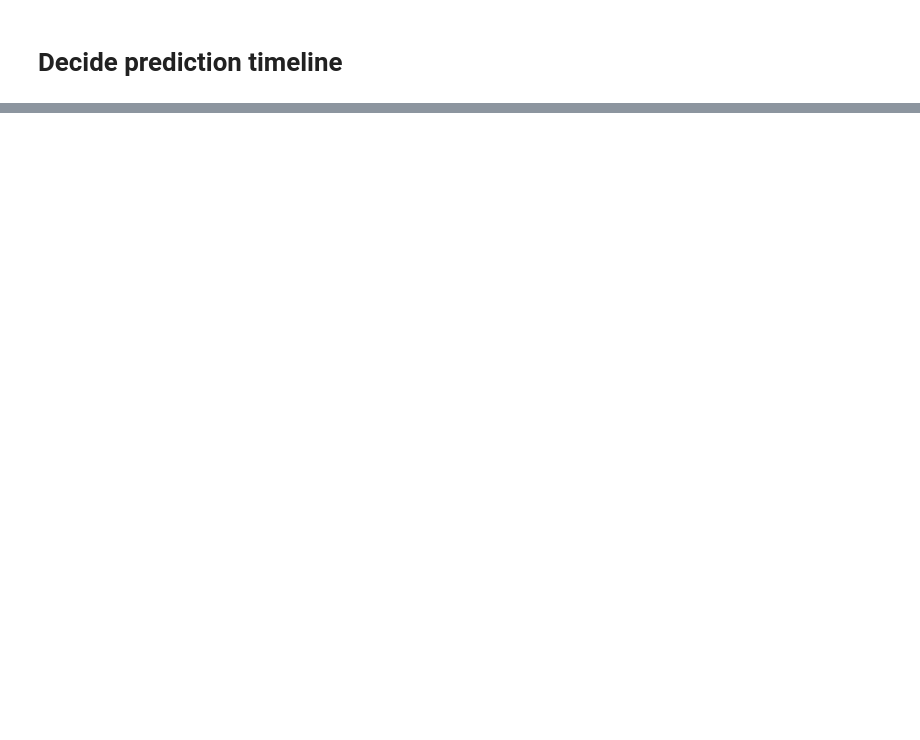
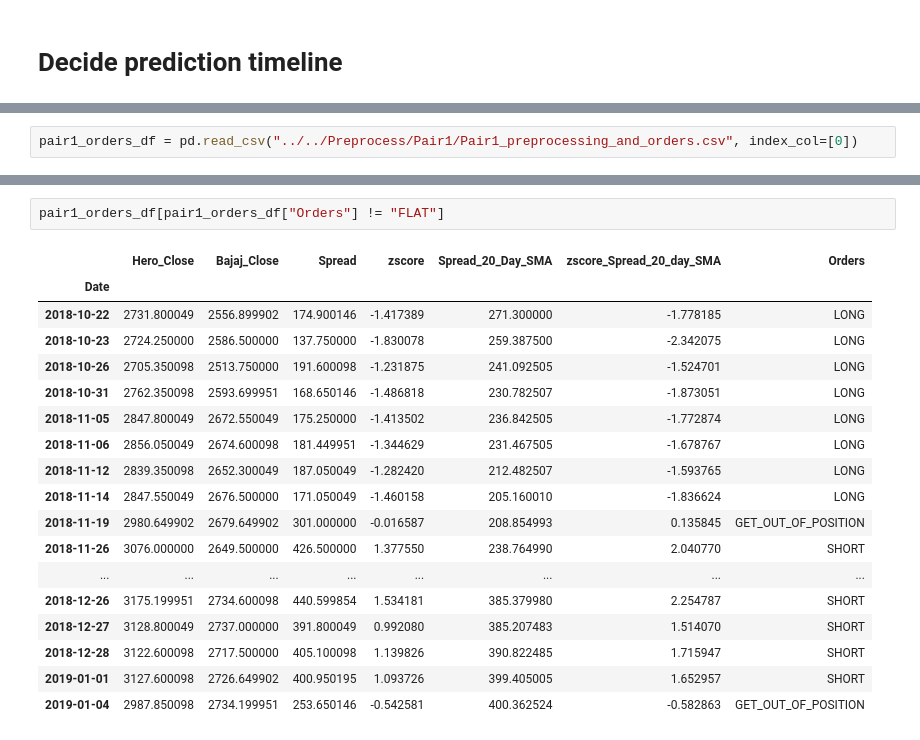
Before and after one commit to Varun487/DataAnalytics_PairTradingModels, a Jupyter notebook: Models/Pair1/Pair1_Linear_Regression_Model.ipynb, the cells around one changed output, grey strips where cells are left out. Cells and saved outputs as stored; diff of their text form; blank space fills up the shorter version.

```diff
--- a/Models/Pair1/Pair1_Linear_Regression_Model.ipynb
+++ b/Models/Pair1/Pair1_Linear_Regression_Model.ipynb
@@ -32,0 +52,2 @@ bajaj_df.head()
+# %%
+pair1_orders_df = pd.read_csv("../../Preprocess/Pair1/Pair1_preprocessing_and_orders.csv", index_col=[0])
@@ -32,0 +64,21 @@ bajaj_df.head()
+# %%
+pair1_orders_df[pair1_orders_df["Orders"] != "FLAT"]
+# %% [output]
+|  | Hero_Close | Bajaj_Close | Spread | zscore | Spread_20_Day_SMA | zscore_Spread_20_day_SMA | Orders |
+| Date |  |  |  |  |  |  |  |
+| 2018-10-22 | 2731.800049 | 2556.899902 | 174.900146 | -1.417389 | 271.300000 | -1.778185 | LONG |
+| 2018-10-23 | 2724.250000 | 2586.500000 | 137.750000 | -1.830078 | 259.387500 | -2.342075 | LONG |
+| 2018-10-26 | 2705.350098 | 2513.750000 | 191.600098 | -1.231875 | 241.092505 | -1.524701 | LONG |
+| 2018-10-31 | 2762.350098 | 2593.699951 | 168.650146 | -1.486818 | 230.782507 | -1.873051 | LONG |
+| 2018-11-05 | 2847.800049 | 2672.550049 | 175.250000 | -1.413502 | 236.842505 | -1.772874 | LONG |
+| 2018-11-06 | 2856.050049 | 2674.600098 | 181.449951 | -1.344629 | 231.467505 | -1.678767 | LONG |
+| 2018-11-12 | 2839.350098 | 2652.300049 | 187.050049 | -1.282420 | 212.482507 | -1.593765 | LONG |
+| 2018-11-14 | 2847.550049 | 2676.500000 | 171.050049 | -1.460158 | 205.160010 | -1.836624 | LONG |
+| 2018-11-19 | 2980.649902 | 2679.649902 | 301.000000 | -0.016587 | 208.854993 | 0.135845 | GET_OUT_OF_POSITION |
+| 2018-11-26 | 3076.000000 | 2649.500000 | 426.500000 | 1.377550 | 238.764990 | 2.040770 | SHORT |
+| ... | ... | ... | ... | ... | ... | ... | ... |
+| 2018-12-26 | 3175.199951 | 2734.600098 | 440.599854 | 1.534181 | 385.379980 | 2.254787 | SHORT |
+| 2018-12-27 | 3128.800049 | 2737.000000 | 391.800049 | 0.992080 | 385.207483 | 1.514070 | SHORT |
+| 2018-12-28 | 3122.600098 | 2717.500000 | 405.100098 | 1.139826 | 390.822485 | 1.715947 | SHORT |
+| 2019-01-01 | 3127.600098 | 2726.649902 | 400.950195 | 1.093726 | 399.405005 | 1.652957 | SHORT |
+| 2019-01-04 | 2987.850098 | 2734.199951 | 253.650146 | -0.542581 | 400.362524 | -0.582863 | GET_OUT_OF_POSITION |
```
Also changed, not shown: parts of 29 cells of this notebook, 3 other files.
